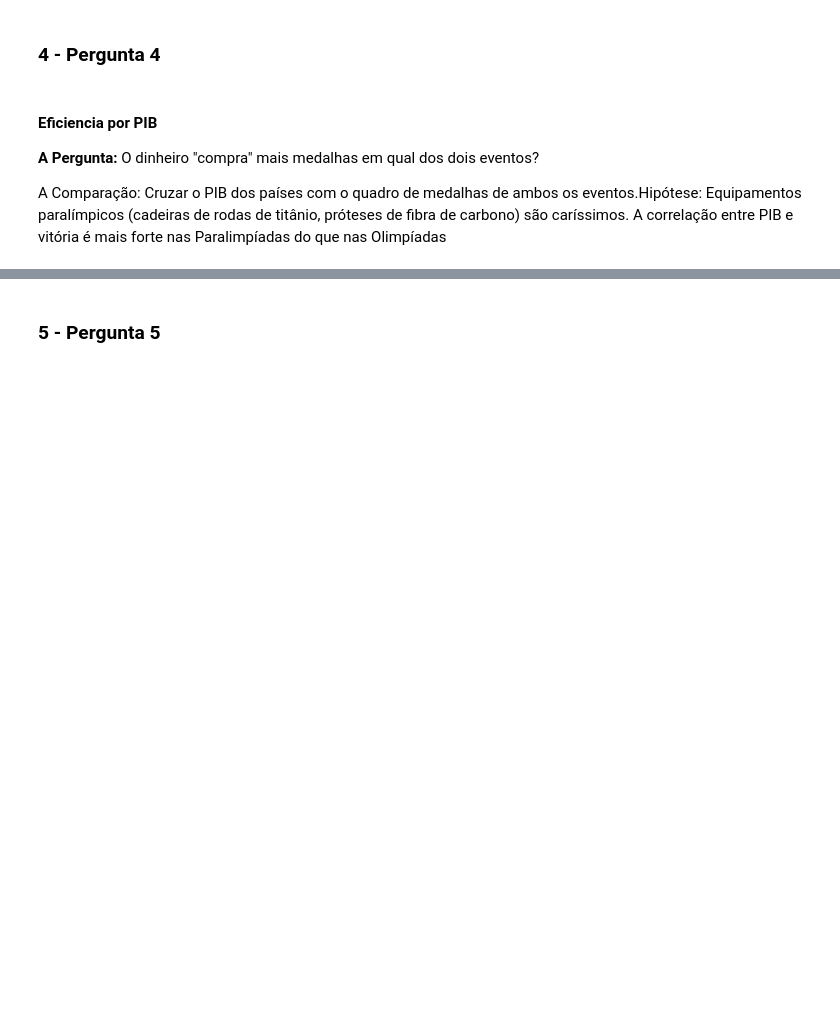
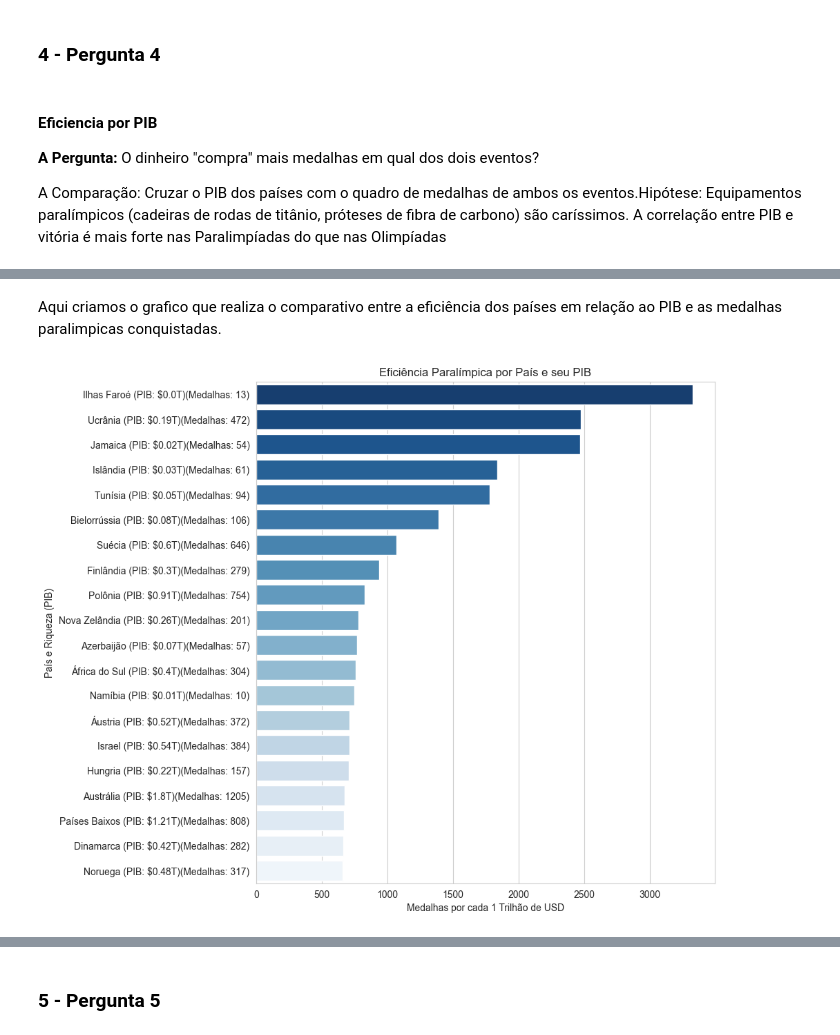
Before and after one commit to ClaraCaldas/Projeto-ICD, a Jupyter notebook: RELATORIO.ipynb, the cells around one changed output, grey strips where cells are left out. Saved outputs shown, nothing was run; the diff lists cells and outputs as text; code cells hidden in the pictures; blank space fills up the shorter version.

```diff
--- a/RELATORIO.ipynb
+++ b/RELATORIO.ipynb
@@ -240,0 +273,8 @@ df_paraolimpiadas.to_csv('paralimpiada_medalhas_arrumado.csv', index=False, enco
+# %%
+df_olimpico_total = df_olimpiadas.groupby('País')['Total'].sum().reset_index()
+df_olimpico_total = df_olimpico_total.sort_values(by='Total', ascending=False)
+df_olimpico_total.columns = ['País', 'Total_Olimpico']
+
+df_paralimpico_total = df_paraolimpiadas.groupby('País')['Total'].sum().reset_index()
+df_paralimpico_total = df_paralimpico_total.sort_values(by='Total', ascending=False)
+df_paralimpico_total.columns = ['País', 'Total_Paralimpico']
@@ -240,0 +283,9 @@ df_paraolimpiadas.to_csv('paralimpiada_medalhas_arrumado.csv', index=False, enco
+# %%
+df_olimpico_total.columns = ['País', 'Total_Olimpico']
+df_paralimpico_total.columns = ['País', 'Total_Paralimpico']
+
+df_olim_e_para = pd.merge(df_olimpico_total, df_paralimpico_total, on='País', how='outer')
+
+df_analise_socioeconomica = pd.merge(df_olim_e_para, df_pib, on='País').sort_values(by='Total_Olimpico', ascending=False)
+df_analise_socioeconomica.fillna(0, inplace=True)
+display(df_analise_socioeconomica.head())
@@ -240,0 +305,4 @@ df_paraolimpiadas.to_csv('paralimpiada_medalhas_arrumado.csv', index=False, enco
+# %%
+df_analise_socioeconomica['PIB_Numerico'] = df_analise_socioeconomica['PIB (Valor Total)'].str.replace(r'[\$\.]', '', regex=True)
+
+df_analise_socioeconomica['PIB_Numerico'] = pd.to_numeric(df_analise_socioeconomica['PIB_Numerico'])
@@ -240,0 +313,27 @@ df_paraolimpiadas.to_csv('paralimpiada_medalhas_arrumado.csv', index=False, enco
+# %%
+df_analise_socioeconomica['Eficiencia_Para'] = df_analise_socioeconomica['Total_Paralimpico'] / (df_analise_socioeconomica['PIB_Numerico'] / 1e12)
+# %% [markdown]
+Aqui criamos o grafico que realiza o comparativo entre a eficiência dos países em relação ao PIB e as medalhas paralimpicas conquistadas.
+# %%
+df_ranking = df_analise_socioeconomica.nlargest(20, 'Eficiencia_Para')
+df_ranking['Pais_com_PIB'] = df_ranking['País'] + " (PIB: $" + (df_ranking['PIB_Numerico'] / 1e12).round(2).astype(str) + "T)" + "(Medalhas: " + df_ranking['Total_Paralimpico'].astype(int).astype(str) + ")"
+
+plt.figure(figsize=(10, 8))
+
+sns.barplot(
+    data=df_ranking,
+    x='Eficiencia_Para',
+    y='Pais_com_PIB',
+    hue='País',
+    palette='Blues_r',
+    legend=False
+)
+
+plt.tight_layout()
+
+plt.title('Eficiência Paralímpica por País e seu PIB')
+plt.xlabel('Medalhas por cada 1 Trilhão de USD')
+plt.ylabel('País e Riqueza (PIB)')
+plt.show()
+# %% [output]
+[figure, added]
```
Also changed, not shown: parts of 31 cells of this notebook.
